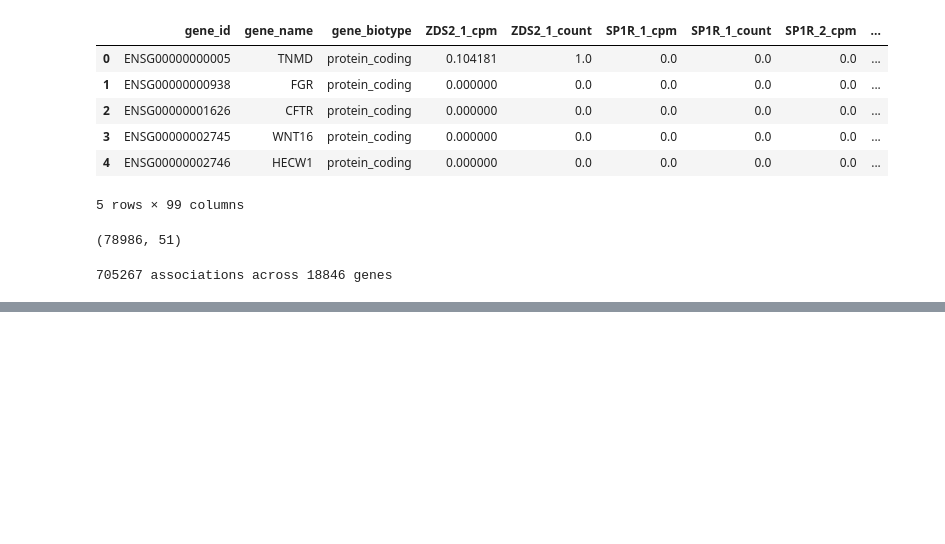
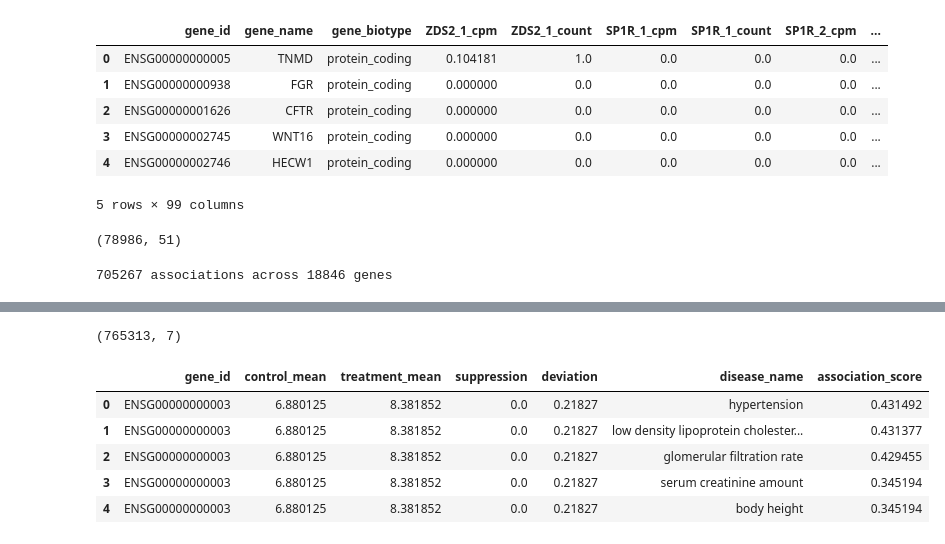
Before and after one commit to kbarker223/Genetic-Expression-Analysis, a Jupyter notebook: davis_opentargets_pipeline.ipynb, the cells around one changed output, grey strips where cells are left out. Drawn from its saved outputs; the diff is of its cells as text; code cells hidden in the pictures; blank space fills up the shorter version.

Commit message:
changed some of the data, worked on my pipeline

```diff
--- a/davis_opentargets_pipeline.ipynb
+++ b/davis_opentargets_pipeline.ipynb
@@ -60,2 +60,6 @@ print(cpm_matrix.shape)
 # %% [output]
 705267 associations across 18846 genes
+# %%
+disease_associations = pd.read_parquet("disease_associations.parquet")
+print(disease_associations.shape)
+disease_associations.head()
@@ -61,0 +74,36 @@ print(cpm_matrix.shape)
+# %%
+cpm = pd.read_parquet('sample_by_gene.parquet')
+# %%
+# Drop ERCC spike-ins
+gene_cols = [c for c in cpm.columns if c.startswith('ENSG')]
+print(f"Real genes: {len(gene_cols)}")
+
+# Confirm sample group composition
+print(cpm['sample_type'].value_counts())
+
+# Separate control (SP1R replicates) and treatment (everything else)
+control_mask = cpm['sample_type'] == 'SP1R'
+control_means = cpm.loc[control_mask, gene_cols].mean(axis=0)
+treatment_means = cpm.loc[~control_mask, gene_cols].mean(axis=0)
+
+# Build per-gene scored table
+genes = pd.DataFrame({
+    'gene_id': gene_cols,
+    'control_mean': control_means.values,
+    'treatment_mean': treatment_means.values,
+})
+
+# Suppression (efficacy) and deviation (safety cost), safe against divide-by-zero
+genes['suppression'] = np.where(
+    genes['control_mean'] > 0,
+    ((genes['control_mean'] - genes['treatment_mean']) / genes['control_mean']).clip(lower=0),
+    0
+)
+genes['deviation'] = np.where(
+    genes['control_mean'] > 0,
+    np.abs(genes['treatment_mean'] - genes['control_mean']) / genes['control_mean'],
+    0
+)
+
+print(genes.shape)
+genes.head()
@@ -61,0 +134,12 @@ print(cpm_matrix.shape)
+# %%
+enriched = genes.merge(disease_associations, on='gene_id', how='left')
+print(enriched.shape)
+enriched.head()
+# %% [output]
+(765313, 7)
+|  | gene_id | control_mean | treatment_mean | suppression | deviation | disease_name | association_score |
+| 0 | ENSG00000000003 | 6.880125 | 8.381852 | 0.0 | 0.21827 | hypertension | 0.431492 |
+| 1 | ENSG00000000003 | 6.880125 | 8.381852 | 0.0 | 0.21827 | low density lipoprotein cholester... | 0.431377 |
+| 2 | ENSG00000000003 | 6.880125 | 8.381852 | 0.0 | 0.21827 | glomerular filtration rate | 0.429455 |
+| 3 | ENSG00000000003 | 6.880125 | 8.381852 | 0.0 | 0.21827 | serum creatinine amount | 0.345194 |
+| 4 | ENSG00000000003 | 6.880125 | 8.381852 | 0.0 | 0.21827 | body height | 0.345194 |
```
Also changed, not shown: parts of 8 cells of this notebook, 4 other files.
